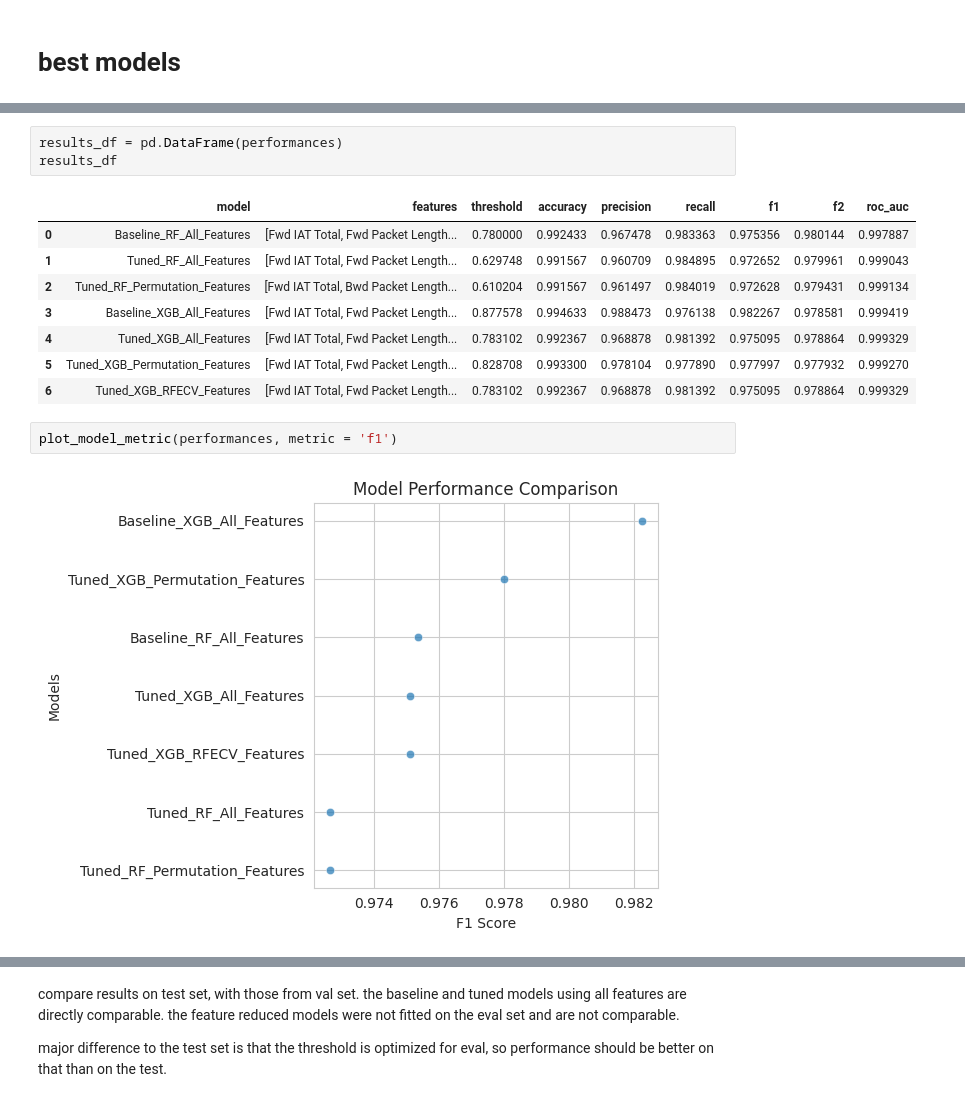
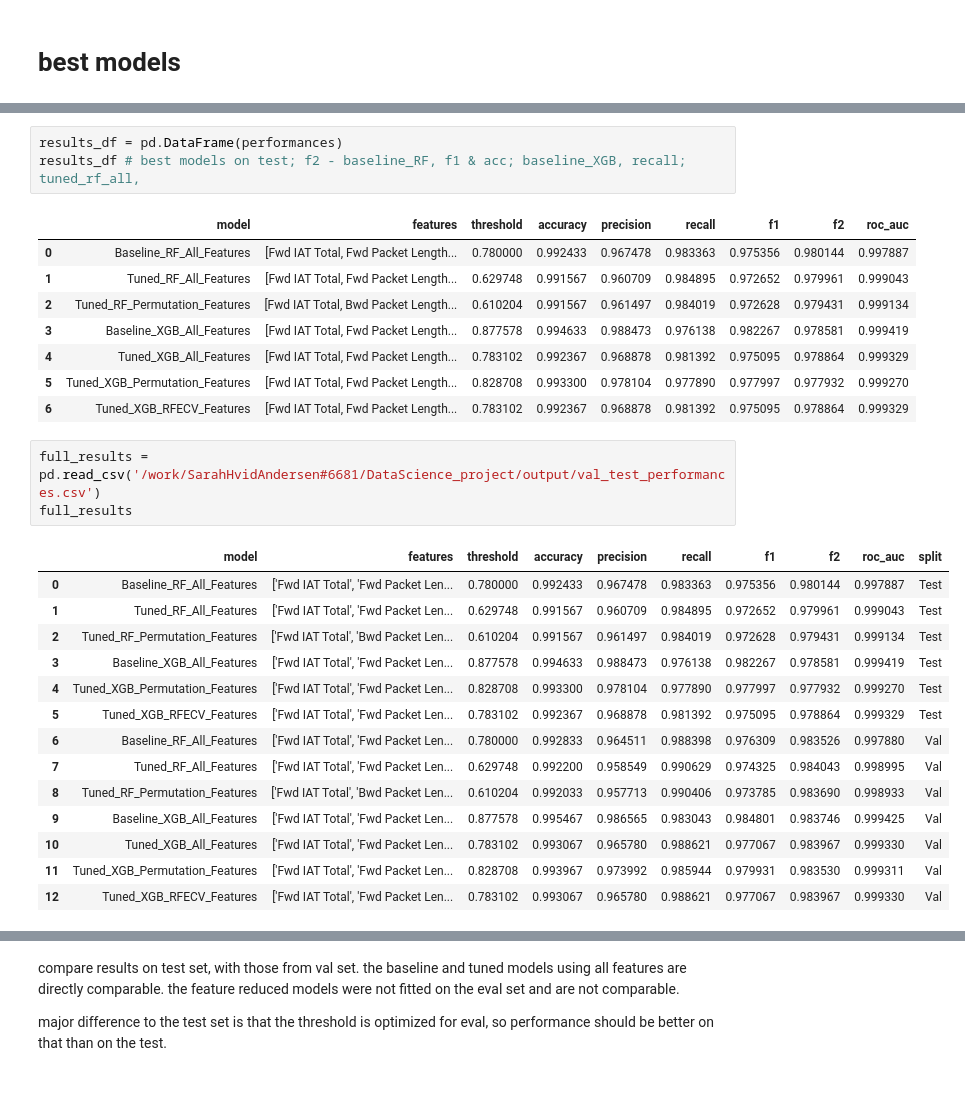
Before and after one commit to SarahHvidAndersenKnowit/DataScience_project, a Jupyter notebook: nbs/new_model.ipynb, the cells around one changed output, grey strips where cells are left out. Drawn from its saved outputs; the diff is of its cells as text.

```diff
--- a/nbs/new_model.ipynb
+++ b/nbs/new_model.ipynb
@@ -487,6 +504,6 @@ Saved results for Tuned_XGB_RFECV_Features at ../output/final_models/Tuned_XGB_R
 # %%
 results_df = pd.DataFrame(performances)
-results_df
+results_df # best models on test; f2 - baseline_RF, f1 & acc; baseline_XGB, recall; tuned_rf_all,
 # %% [output]
 |  | model | features | threshold | accuracy | precision | recall | f1 | f2 | roc_auc |
 | 0 | Baseline_RF_All_Features | [Fwd IAT Total, Fwd Packet Length... | 0.780000 | 0.992433 | 0.967478 | 0.983363 | 0.975356 | 0.980144 | 0.997887 |
@@ -496,7 +513,21 @@ results_df
 | 4 | Tuned_XGB_All_Features | [Fwd IAT Total, Fwd Packet Length... | 0.783102 | 0.992367 | 0.968878 | 0.981392 | 0.975095 | 0.978864 | 0.999329 |
 | 5 | Tuned_XGB_Permutation_Features | [Fwd IAT Total, Fwd Packet Length... | 0.828708 | 0.993300 | 0.978104 | 0.977890 | 0.977997 | 0.977932 | 0.999270 |
 | 6 | Tuned_XGB_RFECV_Features | [Fwd IAT Total, Fwd Packet Length... | 0.783102 | 0.992367 | 0.968878 | 0.981392 | 0.975095 | 0.978864 | 0.999329 |
-# %%
-plot_model_metric(performances, metric = 'f1')
-# %% [output]
-[figure, removed]
+# %%
+full_results = pd.read_csv('/work/SarahHvidAndersen#6681/DataScience_project/output/val_test_performances.csv')
+full_results
+# %% [output]
+|  | model | features | threshold | accuracy | precision | recall | f1 | f2 | roc_auc | split |
+| 0 | Baseline_RF_All_Features | ['Fwd IAT Total', 'Fwd Packet Len... | 0.780000 | 0.992433 | 0.967478 | 0.983363 | 0.975356 | 0.980144 | 0.997887 | Test |
+| 1 | Tuned_RF_All_Features | ['Fwd IAT Total', 'Fwd Packet Len... | 0.629748 | 0.991567 | 0.960709 | 0.984895 | 0.972652 | 0.979961 | 0.999043 | Test |
+| 2 | Tuned_RF_Permutation_Features | ['Fwd IAT Total', 'Bwd Packet Len... | 0.610204 | 0.991567 | 0.961497 | 0.984019 | 0.972628 | 0.979431 | 0.999134 | Test |
+| 3 | Baseline_XGB_All_Features | ['Fwd IAT Total', 'Fwd Packet Len... | 0.877578 | 0.994633 | 0.988473 | 0.976138 | 0.982267 | 0.978581 | 0.999419 | Test |
+| 4 | Tuned_XGB_Permutation_Features | ['Fwd IAT Total', 'Fwd Packet Len... | 0.828708 | 0.993300 | 0.978104 | 0.977890 | 0.977997 | 0.977932 | 0.999270 | Test |
+| 5 | Tuned_XGB_RFECV_Features | ['Fwd IAT Total', 'Fwd Packet Len... | 0.783102 | 0.992367 | 0.968878 | 0.981392 | 0.975095 | 0.978864 | 0.999329 | Test |
+| 6 | Baseline_RF_All_Features | ['Fwd IAT Total', 'Fwd Packet Len... | 0.780000 | 0.992833 | 0.964511 | 0.988398 | 0.976309 | 0.983526 | 0.997880 | Val |
+| 7 | Tuned_RF_All_Features | ['Fwd IAT Total', 'Fwd Packet Len... | 0.629748 | 0.992200 | 0.958549 | 0.990629 | 0.974325 | 0.984043 | 0.998995 | Val |
+| 8 | Tuned_RF_Permutation_Features | ['Fwd IAT Total', 'Bwd Packet Len... | 0.610204 | 0.992033 | 0.957713 | 0.990406 | 0.973785 | 0.983690 | 0.998933 | Val |
+| 9 | Baseline_XGB_All_Features | ['Fwd IAT Total', 'Fwd Packet Len... | 0.877578 | 0.995467 | 0.986565 | 0.983043 | 0.984801 | 0.983746 | 0.999425 | Val |
+| 10 | Tuned_XGB_All_Features | ['Fwd IAT Total', 'Fwd Packet Len... | 0.783102 | 0.993067 | 0.965780 | 0.988621 | 0.977067 | 0.983967 | 0.999330 | Val |
+| 11 | Tuned_XGB_Permutation_Features | ['Fwd IAT Total', 'Fwd Packet Len... | 0.828708 | 0.993967 | 0.973992 | 0.985944 | 0.979931 | 0.983530 | 0.999311 | Val |
+| 12 | Tuned_XGB_RFECV_Features | ['Fwd IAT Total', 'Fwd Packet Len... | 0.783102 | 0.993067 | 0.965780 | 0.988621 | 0.977067 | 0.983967 | 0.999330 | Val |
```
Also changed, not shown: parts of 15 cells of this notebook, 7 other files.
